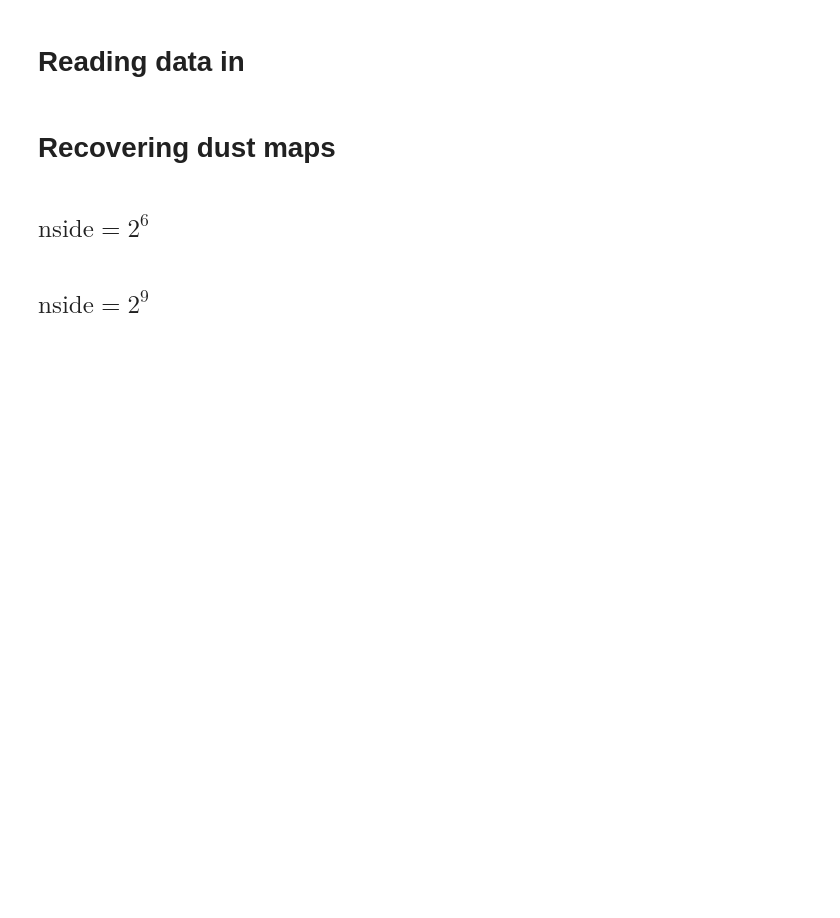
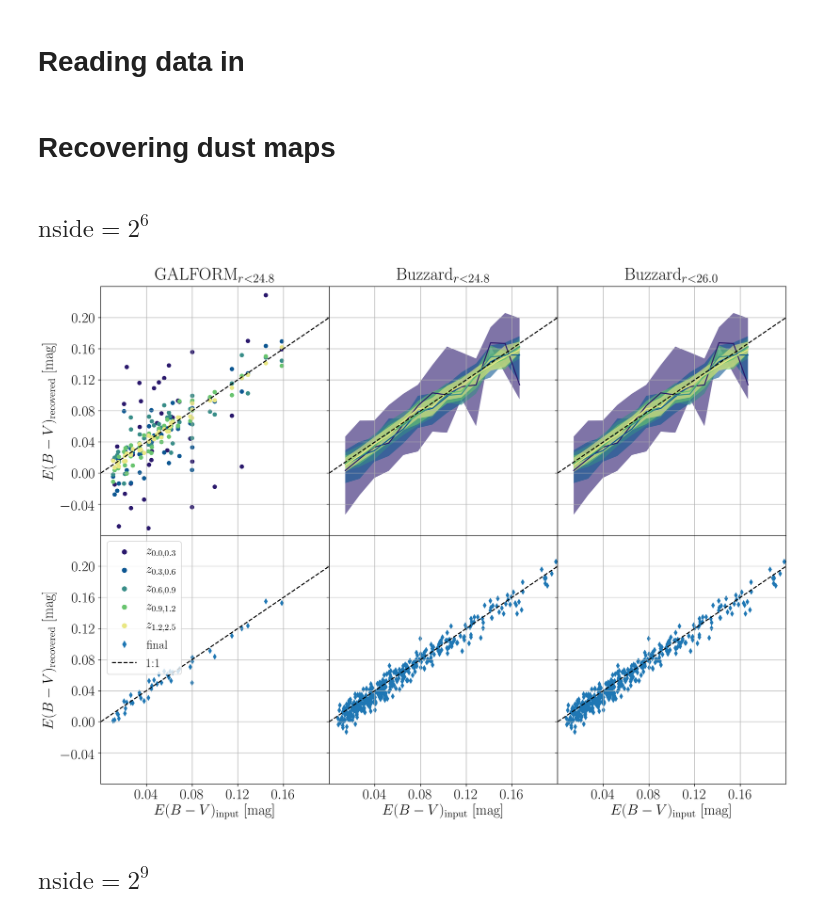
Before and after one commit to MBravoS/MW_dust_galcat, a Jupyter notebook: MW_dust_final_plots.ipynb, the cells around one changed output. Cells and saved outputs as stored; diff of their text form; code cells hidden in the pictures; blank space fills up the shorter version.

```diff
--- a/MW_dust_final_plots.ipynb
+++ b/MW_dust_final_plots.ipynb
@@ -133,54 +133,62 @@ temp=fax[1][1].get_yaxis().set_ticklabels([])
 temp=fax[1][2].get_yaxis().set_ticklabels([])
 for i in range(2):
     for j in range(3):
-        temp=fax[i][j].get_yaxis().set_ticks([0,0.04,0.08,0.12,0.16,0.2])
-        temp=fax[i][j].get_xaxis().set_ticks([0.04,0.08,0.12,0.16,0.2])
+        temp=fax[i][j].get_yaxis().set_ticks([-0.04,0,0.04,0.08,0.12,0.16,0.2])
+        temp=fax[i][j].get_xaxis().set_ticks([0.04,0.08,0.12,0.16])
         fax[i][j].set_rasterized(True)
 
 #GALFORM
 fax[0][0].set_title('GALFORM$_{r<24.8}$')
 L=len(map_GAL_r248_n6['output_map_combined'])
 for i in range(L):
-    sp.scatter(map_GAL_r248_n6['input_map'],map_GAL_r248_n6['output_map_combined'][i],ax=fax[0][0],xlim=[0,0.2],ylim=[-0.04,0.24],
+    sp.scatter(map_GAL_r248_n6['input_map'],map_GAL_r248_n6['output_map_combined'][i],ax=fax[0][0],xlim=[0,0.2],ylim=[-0.08,0.24],
                c=np.array([col_map(1.0*i/(L-0.8))]),ylabel='$E(B-V)_\mathrm{recovered}$ [mag]')
 sp.axline(a=1,c='k',linestyle='dashed',ax=fax[0][0])
-sp.scatter(map_GAL_r248_n6['input_map'],map_GAL_r248_n6['output_map'],ax=fax[1][0],xlim=[0,0.2],ylim=[-0.04,0.24],
+sp.scatter(map_GAL_r248_n6['input_map'],map_GAL_r248_n6['output_map'],ax=fax[1][0],xlim=[0,0.2],ylim=[-0.08,0.24],
            xlabel='$E(B-V)_\mathrm{input}$ [mag]',ylabel='$E(B-V)_\mathrm{recovered}$ [mag]',marker='d')
 sp.axline(a=1,c='k',linestyle='dashed',ax=fax[1][0])
 
 #Buzzard
 fax[0][1].set_title('Buzzard$_{r<24.8}$')
 for i in range(L):
-    sp.scatter(map_Buz_r248_n6['input_map'],map_Buz_r248_n6['output_map_combined'][i],ax=fax[0][1],xlim=[0,0.2],ylim=[-0.04,0.24],
-               c=np.array([col_map(1.0*i/(L-0.8))]))
+    sp.errorband(map_Buz_r248_n6['input_map'],map_Buz_r248_n6['output_map_combined'][i],bins=15,line_stat='median',
+                 band_stat_low=16,band_stat_high=84,line=True,ax=fax[0][1],xlim=[0,0.2],ylim=[-0.08,0.24],
+                 band_kw={'color':col_map(1.0*i/(L-0.8)),'alpha':0.6},line_kw={'c':col_map(1.0*i/(L-0.8))})
+    #sp.scatter(map_Buz_r248_n6['input_map'],map_Buz_r248_n6['output_map_combined'][i],ax=fax[0][1],xlim=[0,0.2],ylim=[-0.04,0.24],
+    #           c=np.array([col_map(1.0*i/(L-0.8))]))
 sp.axline(a=1,c='k',linestyle='dashed',ax=fax[0][1])
-sp.scatter(map_Buz_r248_n6['input_map'],map_Buz_r248_n6['output_map'],ax=fax[1][1],xlim=[0,0.2],ylim=[-0.04,0.24],
+sp.scatter(map_Buz_r248_n6['input_map'],map_Buz_r248_n6['output_map'],ax=fax[1][1],xlim=[0,0.2],ylim=[-0.08,0.24],
            xlabel='$E(B-V)_\mathrm{input}$ [mag]',marker='d')
 sp.axline(a=1,c='k',linestyle='dashed',ax=fax[1][1])
 
 #Buzzard deep
 fax[0][2].set_title('Buzzard$_{r<26.0}$')
 for i in range(L):
-    sp.scatter(map_Buz_r248_n6['input_map'],map_Buz_r248_n6['output_map_combined'][i],ax=fax[0][2],xlim=[0,0.2],ylim=[-0.04,0.24],
-               c=np.array([col_map(1.0*i/(L-0.8))]))
+    sp.errorband(map_Buz_r248_n6['input_map'],map_Buz_r248_n6['output_map_combined'][i],bins=15,line_stat='median',
+                 band_stat_low=16,band_stat_high=84,line=True,ax=fax[0][2],xlim=[0,0.2],ylim=[-0.08,0.24],
+                 band_kw={'color':col_map(1.0*i/(L-0.8)),'alpha':0.6},line_kw={'c':col_map(1.0*i/(L-0.8))})
+    #sp.scatter(map_Buz_r248_n6['input_map'],map_Buz_r248_n6['output_map_combined'][i],ax=fax[0][2],xlim=[0,0.2],ylim=[-0.04,0.24],
+    #           c=np.array([col_map(1.0*i/(L-0.8))]))
 sp.axline(a=1,c='k',linestyle='dashed',ax=fax[0][2])
-sp.scatter(map_Buz_r248_n6['input_map'],map_Buz_r248_n6['output_map'],ax=fax[1][2],xlim=[0,0.2],ylim=[-0.04,0.24],
+sp.scatter(map_Buz_r248_n6['input_map'],map_Buz_r248_n6['output_map'],ax=fax[1][2],xlim=[0,0.2],ylim=[-0.08,0.24],
            xlabel='$E(B-V)_\mathrm{input}$ [mag]',marker='d')
 sp.axline(a=1,c='k',linestyle='dashed',ax=fax[1][2])
 
 #Legend
 fax[1][0].legend([lines.Line2D([0.5],[0.5],linestyle='',marker='o',color=col_map(0.0/(L-0.8))),
                   lines.Line2D([0.5],[0.5],linestyle='',marker='o',color=col_map(1.0/(L-0.8))),
                   lines.Line2D([0.5],[0.5],linestyle='',marker='o',color=col_map(2.0/(L-0.8))),
                   lines.Line2D([0.5],[0.5],linestyle='',marker='o',color=col_map(3.0/(L-0.8))),
                   lines.Line2D([0.5],[0.5],linestyle='',marker='o',color=col_map(4.0/(L-0.8))),
                   lines.Line2D([0.5],[0.5],linestyle='',marker='d',color='C0'),
                   lines.Line2D([0,1],[0,1],color='k',linestyle='dashed')],
                  ['$z_{0.0,0.3}$','$z_{0.3,0.6}$','$z_{0.6,0.9}$','$z_{0.9,1.2}$','$z_{1.2,2.5}$','final','1:1'],
                  fontsize=17,loc=2)
 
-plot.savefig('../MW_results/map_recovery_n6.pdf')
+#plot.savefig('../MW_results/map_recovery_n6.pdf')
 plot.show()
+# %% [output]
+[figure, added]
 # %% [markdown]
 ## $\mathrm{nside} = 2^9$
 # %%
```
Also changed, not shown: 1 other file.
